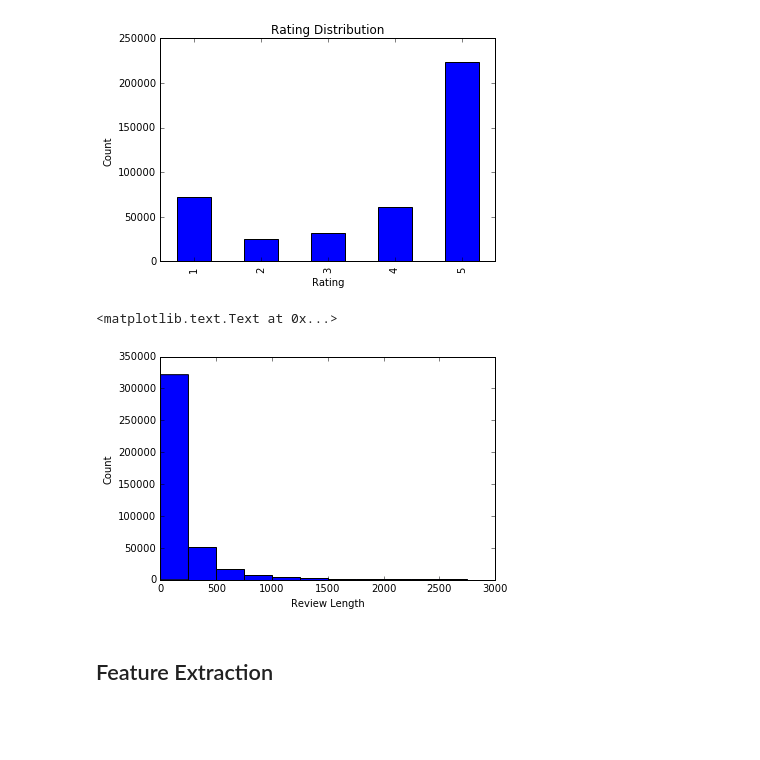
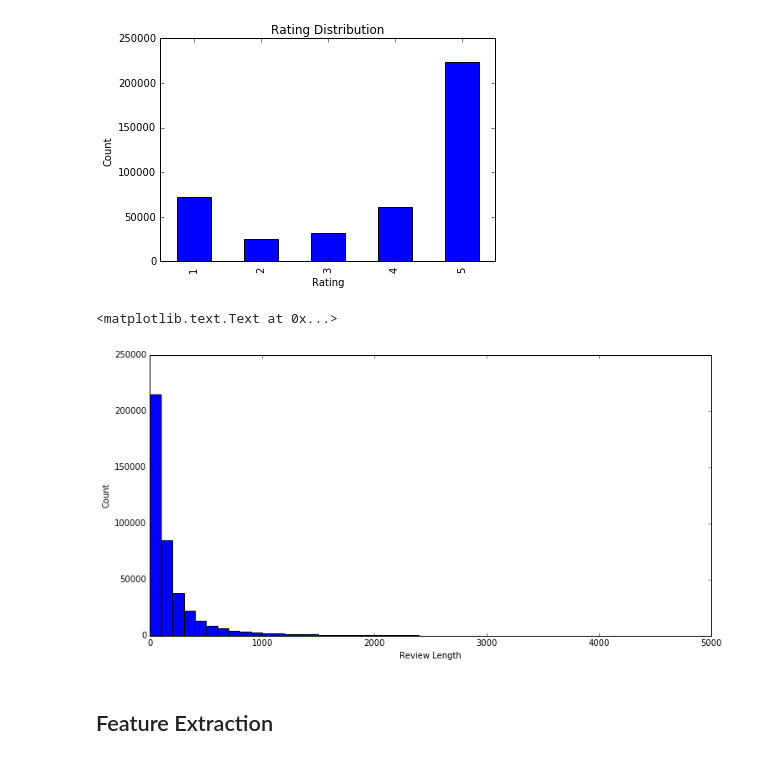
Before and after one commit to GarrisonJ/Predict-Amazon-Review-Star-Rating, a Jupyter notebook: project/MLNDCapstone.ipynb, the cells around one changed output. Cells and saved outputs as stored; diff of their text form; code cells hidden in the pictures; blank space fills up the shorter version.

```diff
--- a/project/MLNDCapstone.ipynb
+++ b/project/MLNDCapstone.ipynb
@@ -72,15 +88,19 @@ rating_distribution_plt.set_ylabel("Count")
 <matplotlib.text.Text at 0x...>
 [figure]
 # %%
+# Create and print a Reviews length distribution graph.
 review_length_distribution_plt = pd.DataFrame(data["Reviews"].str.len())
-review_length_distribution_plt = review_length_distribution_plt[review_length_distribution_plt.Reviews < 3000]
+review_length_distribution_plt = review_length_distribution_plt[review_length_distribution_plt.Reviews < 5000]
 review_length_distribution_plt.groupby(["Reviews"])
-review_length_distribution_plt = review_length_distribution_plt.plot(kind='hist', legend=None, bins=12)
+review_length_distribution_plt = review_length_distribution_plt.plot(kind='hist',
+                                                                     legend=None,
+                                                                     bins=50,
+                                                                     figsize=(12, 6))
 review_length_distribution_plt.set_xlabel("Review Length")
 review_length_distribution_plt.set_ylabel("Count")
 # %% [output]
 <matplotlib.text.Text at 0x...>
-[figure, old version]
+[figure, new version]
 # %% [markdown]
 ## Feature Extraction
 # %%
```
Also changed, not shown: parts of 31 cells of this notebook, 1 other file.
